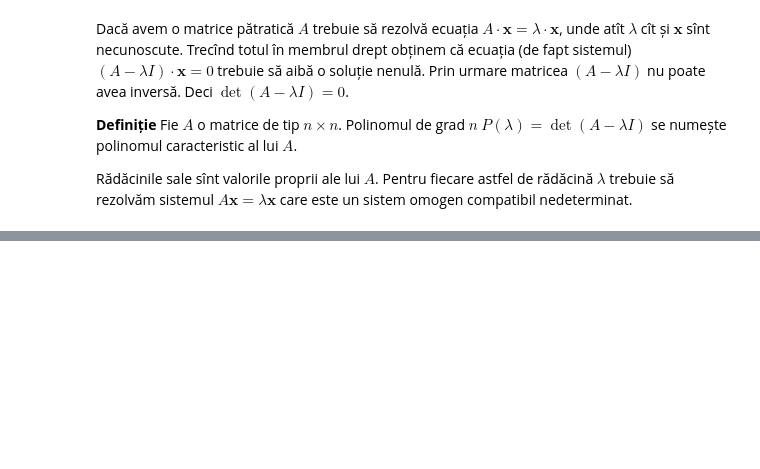
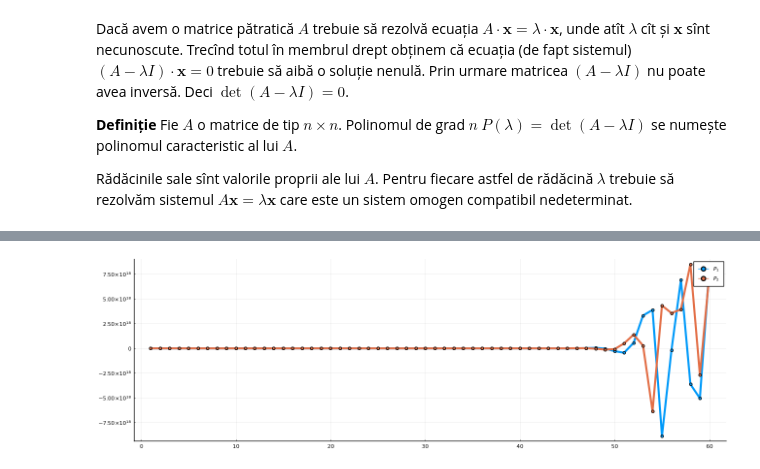
Before and after one commit to adhalanay/curs-biologie-2021, a Jupyter notebook: Cursul4.ipynb, the cells around one changed output, grey strips where cells are left out. Saved outputs shown, nothing was run; the diff lists cells and outputs as text; code cells hidden in the pictures; blank space fills up the shorter version.

```diff
--- a/Cursul4.ipynb
+++ b/Cursul4.ipynb
@@ -155,0 +182,18 @@ este un sistem omogen compatibil nedeterminat.
+# %%
+using LinearAlgebra
+using Plots
+using LaTeXStrings
+P = [1 2;-2 1]
+v = [1;2]
+A = []
+B = []
+for t in 1:60
+    push!(A,v[1])
+    push!(B,v[2])
+    v = P*v
+end
+pyplot()
+plot(A,label=L"P_1",linewidth=3,markershape = :circle,size=(1300,400))
+plot!(B,label=L"P_2",linewidth=3, markershape = :circle,size=(1300,400))
+# %% [output]
+[figure, added]
```
Also changed, not shown: parts of 7 cells of this notebook, 3 other files.
